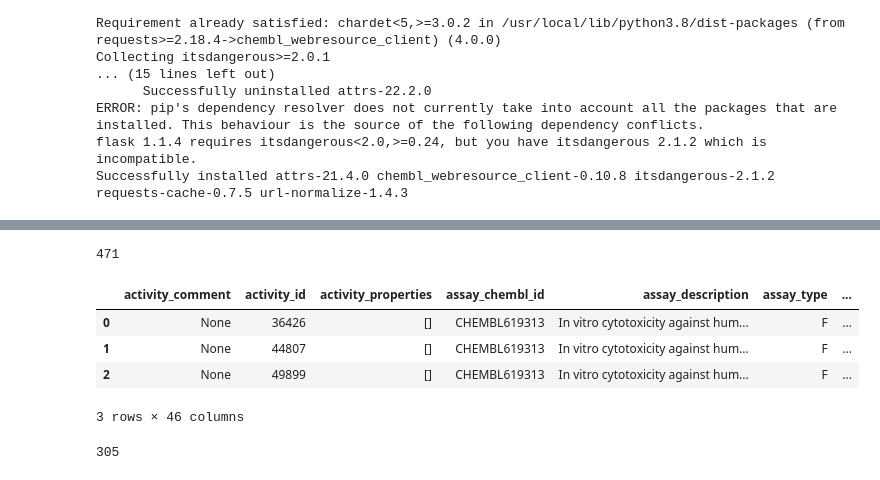
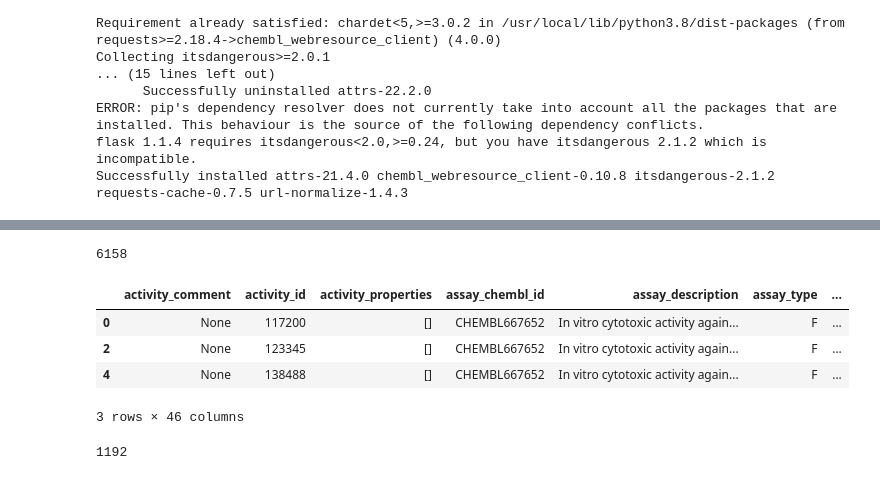
Before and after one commit to Jahan08/hERG-web-app, a Jupyter notebook: Retrieve-Data.ipynb, the cells around one changed output, grey strips where cells are left out. Drawn from its saved outputs; the diff is of its cells as text; code cells hidden in the pictures.

```diff
--- a/Retrieve-Data.ipynb
+++ b/Retrieve-Data.ipynb
@@ -26,7 +26,7 @@ import pandas as pd
 from chembl_webresource_client.new_client import new_client
 # %%
 target = new_client.target
-target_query = target.search('SARS-CoV')
+target_query = target.search('DU-145')
 targets = pd.DataFrame.from_dict(target_query)
 targets
 # %% [output]
@@ -43,4 +49,4 @@ df = pd.read_csv('/content/bioactivity_data_ACHN.csv', header = 0)
 # %%
-selected_target = targets.target_chembl_id[1]
+selected_target = targets.target_chembl_id[0]
 selected_target
 # %% [output]
@@ -48,6 +54,6 @@ selected_target
 # %%
 activity = new_client.activity
-res = activity.filter(target_chembl_id=selected_target).filter(standard_type="Inhibition")
+res = activity.filter(target_chembl_id=selected_target).filter(standard_type="IC50")
 # %%
 df = pd.DataFrame.from_dict(res)
 df
@@ -58,7 +78,7 @@ df = df[(df['standard_units'] == 'nM')]
 df = df[(df['relation'] == '=')]
 len(df)
 # %% [output]
-471
+6158
 # %%
 # considering nM unit for MIC
 df = df[(df['standard_units'] == '%')]
@@ -67,30 +87,30 @@ len(df)
 # %%
 fix = []
 
 for i in df.standard_value:
     fix.append(float(i))
 
 STATUS = []
 
 for i in fix:
-    if i < 20000:
+    if i < 1000:
         STATUS.append("Yes") #active
 
-    elif 50000 <= i <= 10000:
+    elif 10000 <= i <= 10000:
         STATUS.append("No") #inactive
 
     else:
         STATUS.append("IN") #intermediate
 
 df = df.drop('value', 1)
 df['value'] = fix
 df['Activity'] = STATUS
 df.head(3)
 # %% [output]
 |  | activity_comment | activity_id | activity_properties | assay_chembl_id | assay_description | assay_type | ... |
-| 0 | None | 36426 | [] | CHEMBL619313 | In vitro cytotoxicity against hum... | F | ... |
-| 1 | None | 44807 | [] | CHEMBL619313 | In vitro cytotoxicity against hum... | F | ... |
-| 2 | None | 49899 | [] | CHEMBL619313 | In vitro cytotoxicity against hum... | F | ... |
+| 0 | None | 117200 | [] | CHEMBL667652 | In vitro cytotoxic activity again... | F | ... |
+| 2 | None | 123345 | [] | CHEMBL667652 | In vitro cytotoxic activity again... | F | ... |
+| 4 | None | 138488 | [] | CHEMBL667652 | In vitro cytotoxic activity again... | F | ... |
 3 rows × 46 columns
 # %%
 fix = []
@@ -119,5 +139,5 @@ df.head(3)
 df = df[(df['Activity'] != 'IN')]
 len(df)
 # %% [output]
-305
+1192
 # %%
```
Also changed, not shown: parts of 5 cells of this notebook.
